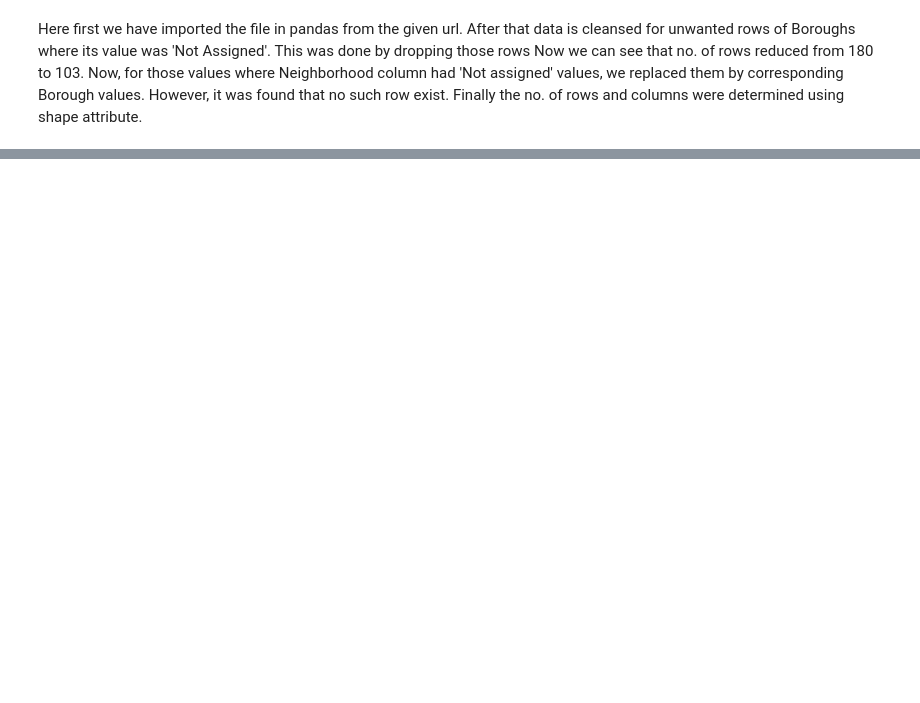
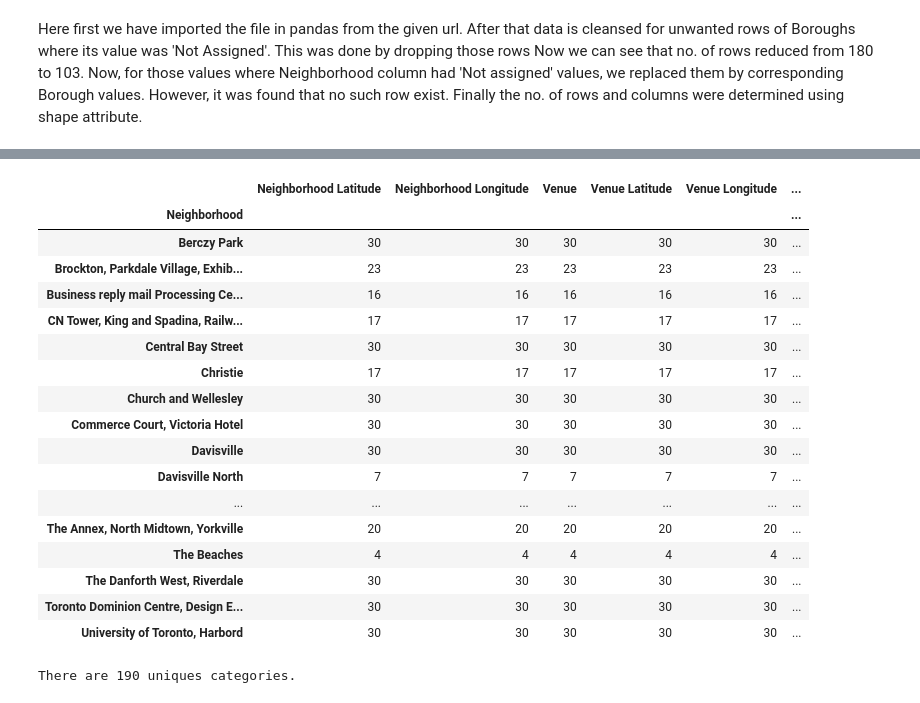
Before and after one commit to amrataagrawal/Coursera_Capstone, a Jupyter notebook: Week-3 Capstone Project.ipynb, the cells around one changed output, grey strips where cells are left out. Drawn from its saved outputs; the diff is of its cells as text; code cells hidden in the pictures; blank space fills up the shorter version.

```diff
--- a/Week-3 Capstone Project.ipynb
+++ b/Week-3 Capstone Project.ipynb
@@ -99,0 +193,4 @@ df['Longitude'] = df_coords['Longitude']
+# %%
+#Lat & Long of Toronto from Google
+latitude = 43.6532
+longitude= -79.3832
@@ -99,0 +281,25 @@ df['Longitude'] = df_coords['Longitude']
+# %%
+toronto_venues.groupby('Neighborhood').count()
+# %% [output]
+|  | Neighborhood Latitude | Neighborhood Longitude | Venue | Venue Latitude | Venue Longitude | ... |
+| Neighborhood |  |  |  |  |  | ... |
+| Berczy Park | 30 | 30 | 30 | 30 | 30 | ... |
+| Brockton, Parkdale Village, Exhib... | 23 | 23 | 23 | 23 | 23 | ... |
+| Business reply mail Processing Ce... | 16 | 16 | 16 | 16 | 16 | ... |
+| CN Tower, King and Spadina, Railw... | 17 | 17 | 17 | 17 | 17 | ... |
+| Central Bay Street | 30 | 30 | 30 | 30 | 30 | ... |
+| Christie | 17 | 17 | 17 | 17 | 17 | ... |
+| Church and Wellesley | 30 | 30 | 30 | 30 | 30 | ... |
+| Commerce Court, Victoria Hotel | 30 | 30 | 30 | 30 | 30 | ... |
+| Davisville | 30 | 30 | 30 | 30 | 30 | ... |
+| Davisville North | 7 | 7 | 7 | 7 | 7 | ... |
+| ... | ... | ... | ... | ... | ... | ... |
+| The Annex, North Midtown, Yorkville | 20 | 20 | 20 | 20 | 20 | ... |
+| The Beaches | 4 | 4 | 4 | 4 | 4 | ... |
+| The Danforth West, Riverdale | 30 | 30 | 30 | 30 | 30 | ... |
+| Toronto Dominion Centre, Design E... | 30 | 30 | 30 | 30 | 30 | ... |
+| University of Toronto, Harbord | 30 | 30 | 30 | 30 | 30 | ... |
+# %%
+print('There are {} uniques categories.'.format(len(toronto_venues['Venue Category'].unique())))
+# %% [output]
+There are 190 uniques categories.
```
Also changed, not shown: parts of 30 cells of this notebook.
